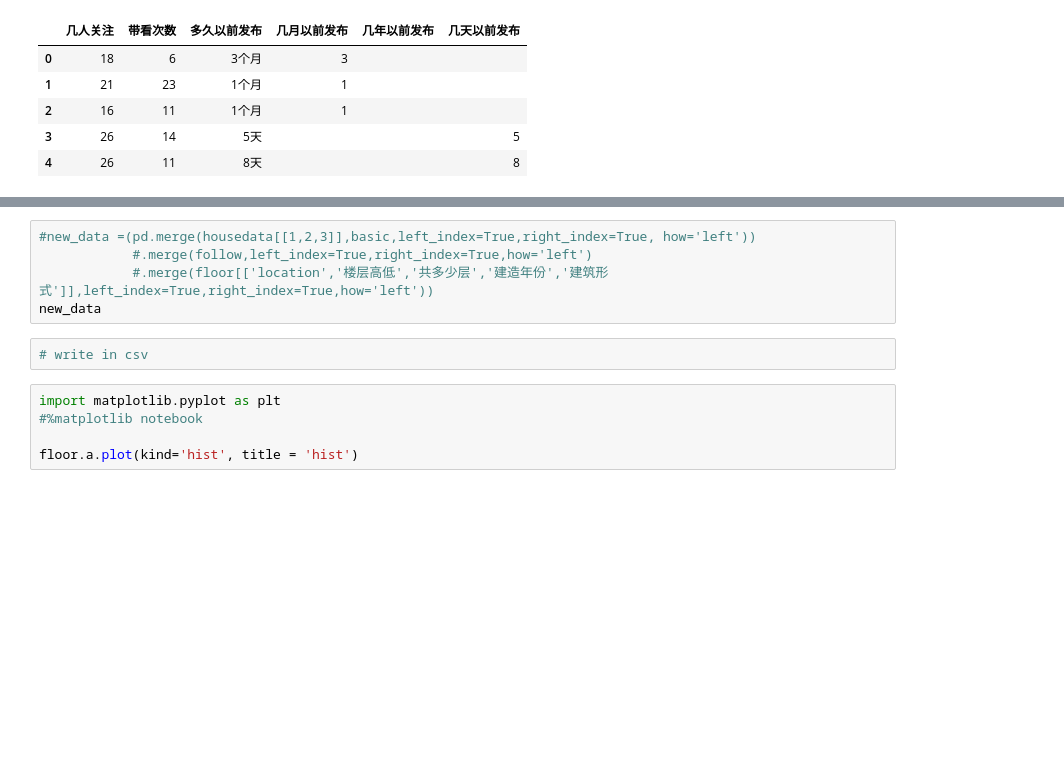
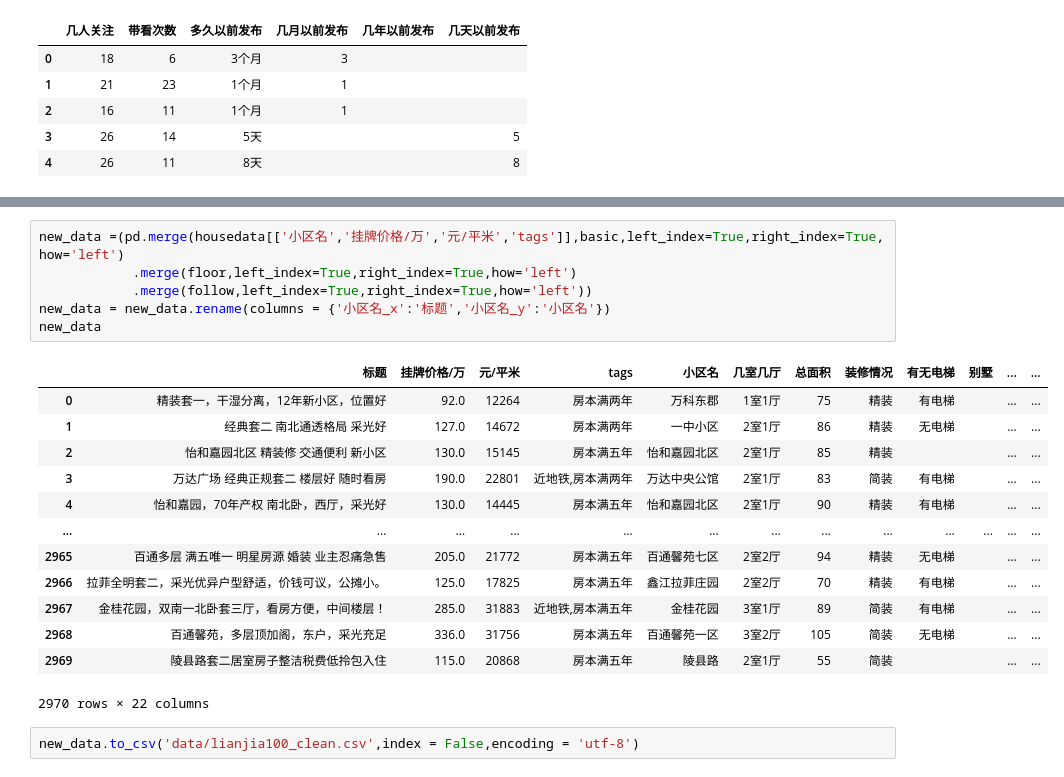
Before and after one commit to ffflora/city-in-data-science-qingdao, a Jupyter notebook: data-cleaning.ipynb, the cells around one changed output, grey strips where cells are left out. Drawn from its saved outputs; the diff is of its cells as text; blank space fills up the shorter version.

```diff
--- a/data-cleaning.ipynb
+++ b/data-cleaning.ipynb
@@ -375,12 +405,22 @@ follow.head()
 # %%
-#new_data =(pd.merge(housedata[[1,2,3]],basic,left_index=True,right_index=True, how='left'))
-            #.merge(follow,left_index=True,right_index=True,how='left')
-            #.merge(floor[['location','楼层高低','共多少层','建造年份','建筑形式']],left_index=True,right_index=True,how='left'))
+new_data =(pd.merge(housedata[['小区名','挂牌价格/万','元/平米','tags']],basic,left_index=True,right_index=True, how='left')
+            .merge(floor,left_index=True,right_index=True,how='left')
+            .merge(follow,left_index=True,right_index=True,how='left'))
+new_data = new_data.rename(columns = {'小区名_x':'标题','小区名_y':'小区名'})
 new_data
+# %% [output]
+|  | 标题 | 挂牌价格/万 | 元/平米 | tags | 小区名 | 几室几厅 | 总面积 | 装修情况 | 有无电梯 | 别墅 | ... | ... |
+| 0 | 精装套一，干湿分离，12年新小区，位置好 | 92.0 | 12264 | 房本满两年 | 万科东郡 | 1室1厅 | 75 | 精装 | 有电梯 |  | ... | ... |
+| 1 | 经典套二 南北通透格局 采光好 | 127.0 | 14672 | 房本满两年 | 一中小区 | 2室1厅 | 86 | 精装 | 无电梯 |  | ... | ... |
+| 2 | 怡和嘉园北区 精装修 交通便利 新小区 | 130.0 | 15145 | 房本满五年 | 怡和嘉园北区 | 2室1厅 | 85 | 精装 |  |  | ... | ... |
+| 3 | 万达广场 经典正规套二 楼层好 随时看房 | 190.0 | 22801 | 近地铁,房本满两年 | 万达中央公馆 | 2室1厅 | 83 | 简装 | 有电梯 |  | ... | ... |
+| 4 | 怡和嘉园，70年产权 南北卧，西厅，采光好 | 130.0 | 14445 | 房本满五年 | 怡和嘉园北区 | 2室1厅 | 90 | 精装 | 有电梯 |  | ... | ... |
+| ... | ... | ... | ... | ... | ... | ... | ... | ... | ... | ... | ... | ... |
+| 2965 | 百通多层 满五唯一 明星房源 婚装 业主忍痛急售 | 205.0 | 21772 | 房本满五年 | 百通馨苑七区 | 2室2厅 | 94 | 精装 | 无电梯 |  | ... | ... |
+| 2966 | 拉菲全明套二，采光优异户型舒适，价钱可议，公摊小。 | 125.0 | 17825 | 房本满五年 | 鑫江拉菲庄园 | 2室2厅 | 70 | 精装 | 有电梯 |  | ... | ... |
+| 2967 | 金桂花园，双南一北卧套三厅，看房方便，中间楼层！ | 285.0 | 31883 | 近地铁,房本满五年 | 金桂花园 | 3室1厅 | 89 | 简装 | 有电梯 |  | ... | ... |
+| 2968 | 百通馨苑，多层顶加阁，东户，采光充足 | 336.0 | 31756 | 房本满五年 | 百通馨苑一区 | 3室2厅 | 105 | 简装 | 无电梯 |  | ... | ... |
+| 2969 | 陵县路套二居室房子整洁税费低拎包入住 | 115.0 | 20868 | 房本满五年 | 陵县路 | 2室1厅 | 55 | 简装 |  |  | ... | ... |
+2970 rows × 22 columns
-# %%
-# write in csv
-# %%
-import matplotlib.pyplot as plt
-#%matplotlib notebook
-
-floor.a.plot(kind='hist', title = 'hist')
+# %%
+new_data.to_csv('data/lianjia100_clean.csv',index = False,encoding = 'utf-8')
```
Also changed, not shown: parts of 8 cells of this notebook, 3 other files.
